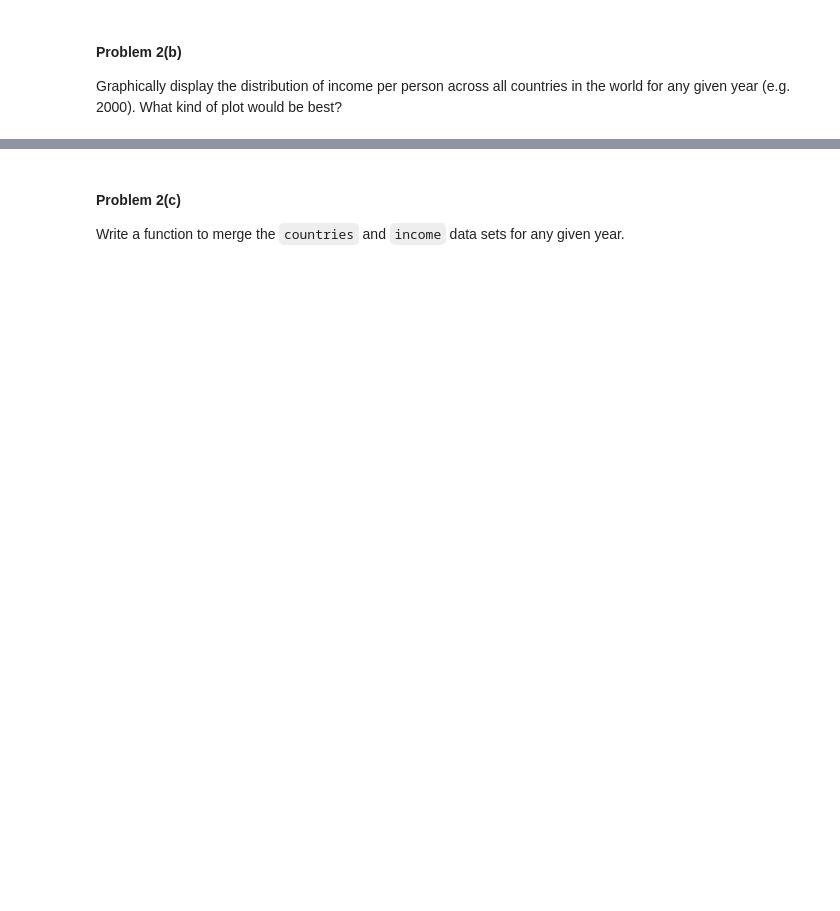
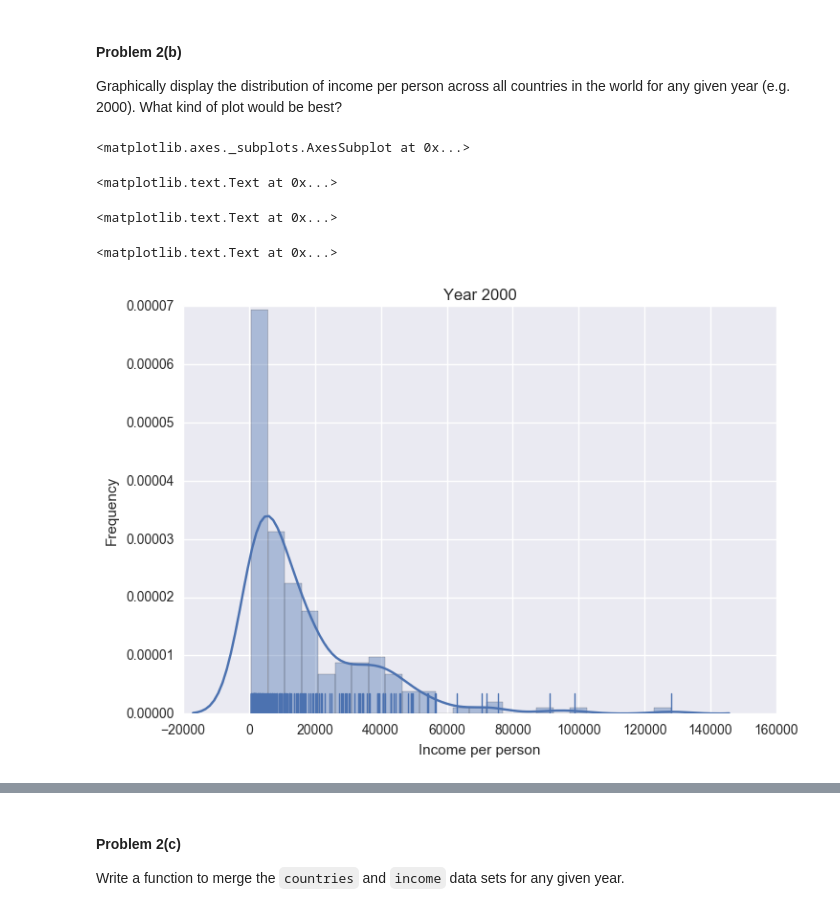
Before and after one commit to matkalinowski/cs-109, a Jupyter notebook: HW1.ipynb, the cells around one changed output, grey strips where cells are left out. Drawn from its saved outputs; the diff is of its cells as text; code cells hidden in the pictures; blank space fills up the shorter version.

```diff
--- a/HW1.ipynb
+++ b/HW1.ipynb
@@ -195,0 +186,5 @@ Using the [data available on Gapminder](http://www.gapminder.org/data/), load in
+# %%
+countries = pd.read_csv('C:/files/code/big data/cs-109/data/HW1/countries.csv')
+countries.head(1)
+income = pd.read_excel('C:/files/code/big data/cs-109/data/HW1/indicator gapminder gdp_per_capita_ppp.xlsx')
+income.head(3)
@@ -199,0 +201,14 @@ Transform the data set to have years as the rows and countries as the columns. S
+# %%
+income.index=income[income.columns[0]] # Make the countries as the index
+income = income.drop(income.columns[0], axis = 1)
+income.columns = map(lambda x: int(x), income.columns) # Convert years from floats to ints
+incomeT = income.transpose()
+incomeT.head()
+
+incomeCleared = incomeT.dropna(how='any', axis=1)
+incomeCleared.head(1)
+incomeCleared.shape
+
+countries.index = countries.Country
+countries = countries.drop('Country', axis=1)
+countries
@@ -205,0 +250,14 @@ Graphically display the distribution of income per person across all countries i
+# %%
+year = 2010
+df = incomeCleared.loc[year,:]
+
+sns.distplot(df, kde=True, rug=True, bins=25);
+plt.title('Year 2000')
+plt.xlabel('Income per person')
+plt.ylabel('Frequency')
+# %% [output]
+<matplotlib.axes._subplots.AxesSubplot at 0x...>
+<matplotlib.text.Text at 0x...>
+<matplotlib.text.Text at 0x...>
+<matplotlib.text.Text at 0x...>
+[figure, added]
```
Also changed, not shown: parts of 23 cells of this notebook, 2 other files.
